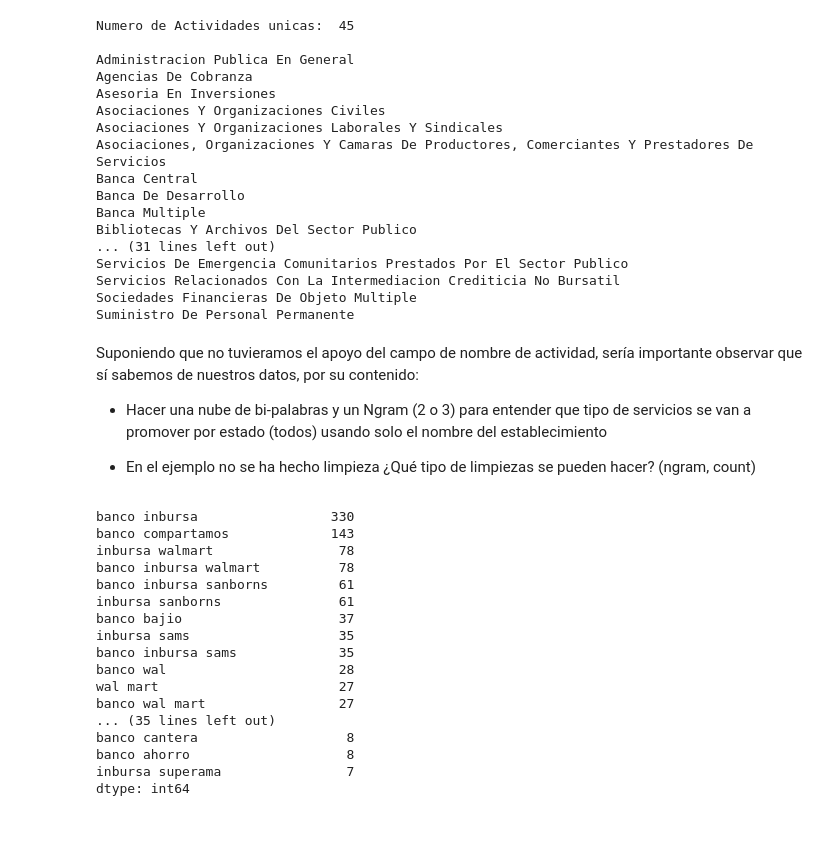
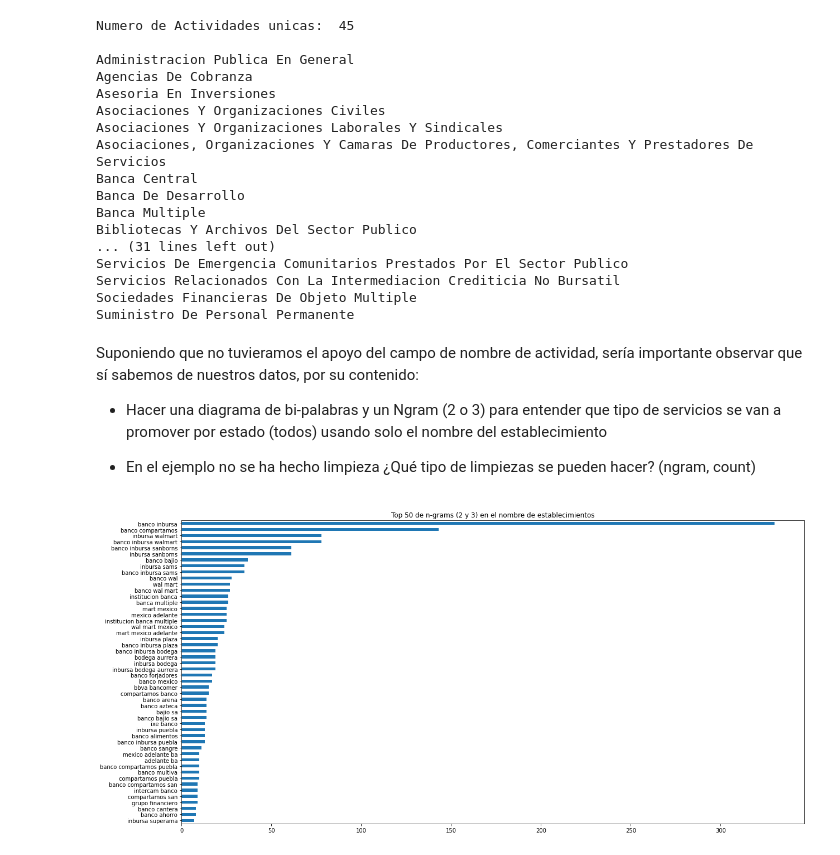
Before and after one commit to AngelGuadarrama/Consulta_DENUE, a Jupyter notebook: extractor_denue.ipynb, the cells around one changed output. Drawn from its saved outputs; the diff is of its cells as text; code cells hidden in the pictures; blank space fills up the shorter version.

```diff
--- a/extractor_denue.ipynb
+++ b/extractor_denue.ipynb
@@ -218,32 +210,19 @@ Suministro De Personal Permanente
 
 Suponiendo que no tuvieramos el apoyo del campo de nombre de actividad, sería importante observar que sí sabemos de nuestros datos, por su contenido:
 
-*  Hacer una nube de bi-palabras y un Ngram (2 o 3) para entender que tipo de servicios se van a promover por estado (todos) usando solo el nombre del establecimiento
+*  Hacer una diagrama de bi-palabras y un Ngram (2 o 3) para entender que tipo de servicios se van a promover por estado (todos) usando solo el nombre del establecimiento
 
 * En el ejemplo no se ha hecho limpieza ¿Qué tipo de limpiezas se pueden hacer?  (ngram, count)
 # %%
 vect= CountVectorizer(max_features=50,
                       stop_words=stop_words_sp,
                       ngram_range=(2,3))
 
 X=vect.fit_transform(pd.Series(establecimientos))
+
+plt.figure(figsize=(20,10))
 top_50_bi_tri_grams=pd.DataFrame(X.toarray(), columns=vect.get_feature_names())
-top_50_bi_tri_grams.sum().sort_values(ascending=False)
+top_50_bi_tri_grams.sum().sort_values(ascending=True).plot(kind='barh', title='Top 50 de n-grams (2 y 3) en el nombre de establecimientos')
+plt.show()
 # %% [output]
-banco inbursa                 330
-banco compartamos             143
-inbursa walmart                78
-banco inbursa walmart          78
-banco inbursa sanborns         61
-inbursa sanborns               61
-banco bajio                    37
-inbursa sams                   35
-banco inbursa sams             35
-banco wal                      28
-wal mart                       27
-banco wal mart                 27
-... (35 lines left out)
-banco cantera                   8
-banco ahorro                    8
-inbursa superama                7
-dtype: int64
+[figure, added]
```
Also changed, not shown: parts of 4 cells of this notebook.
